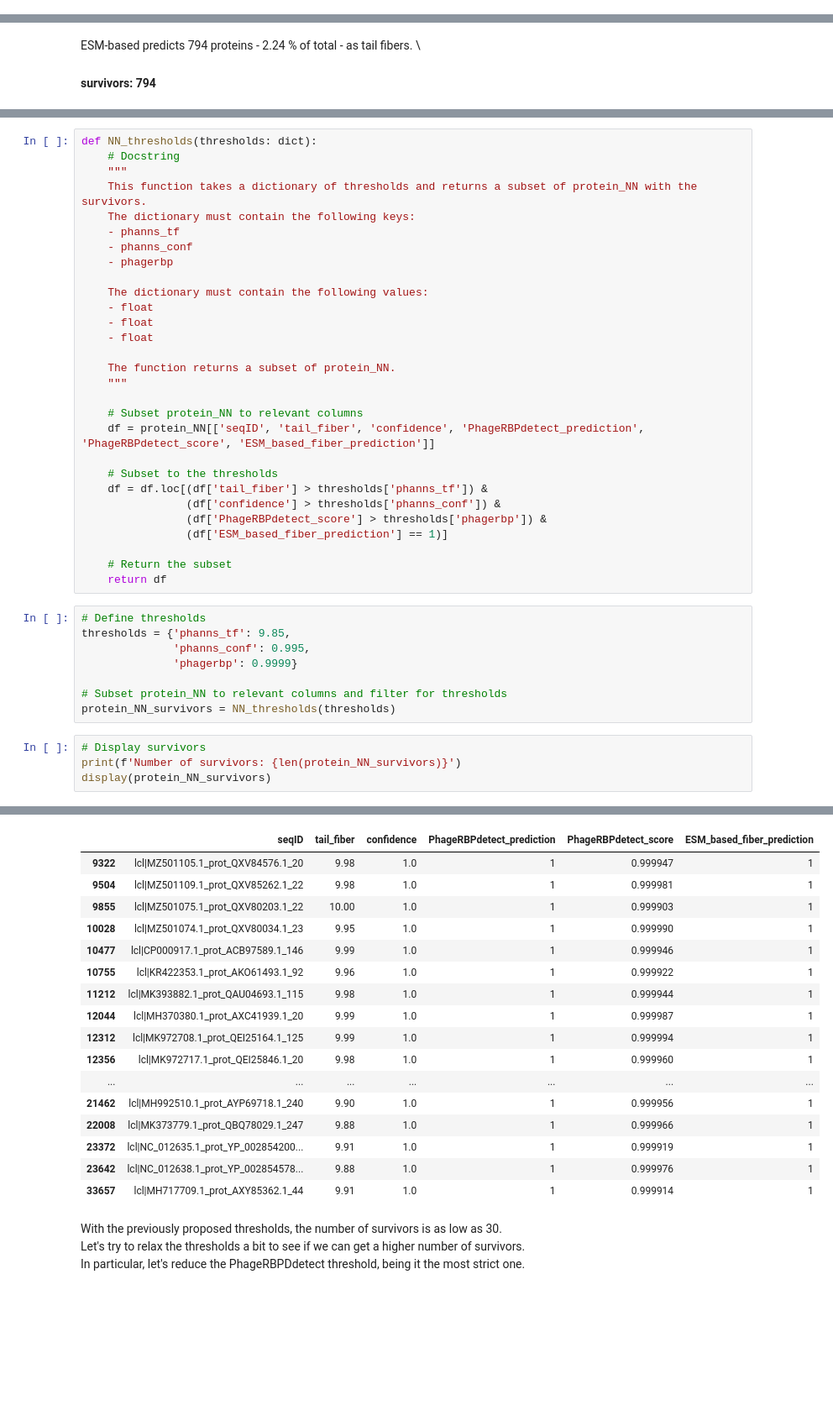
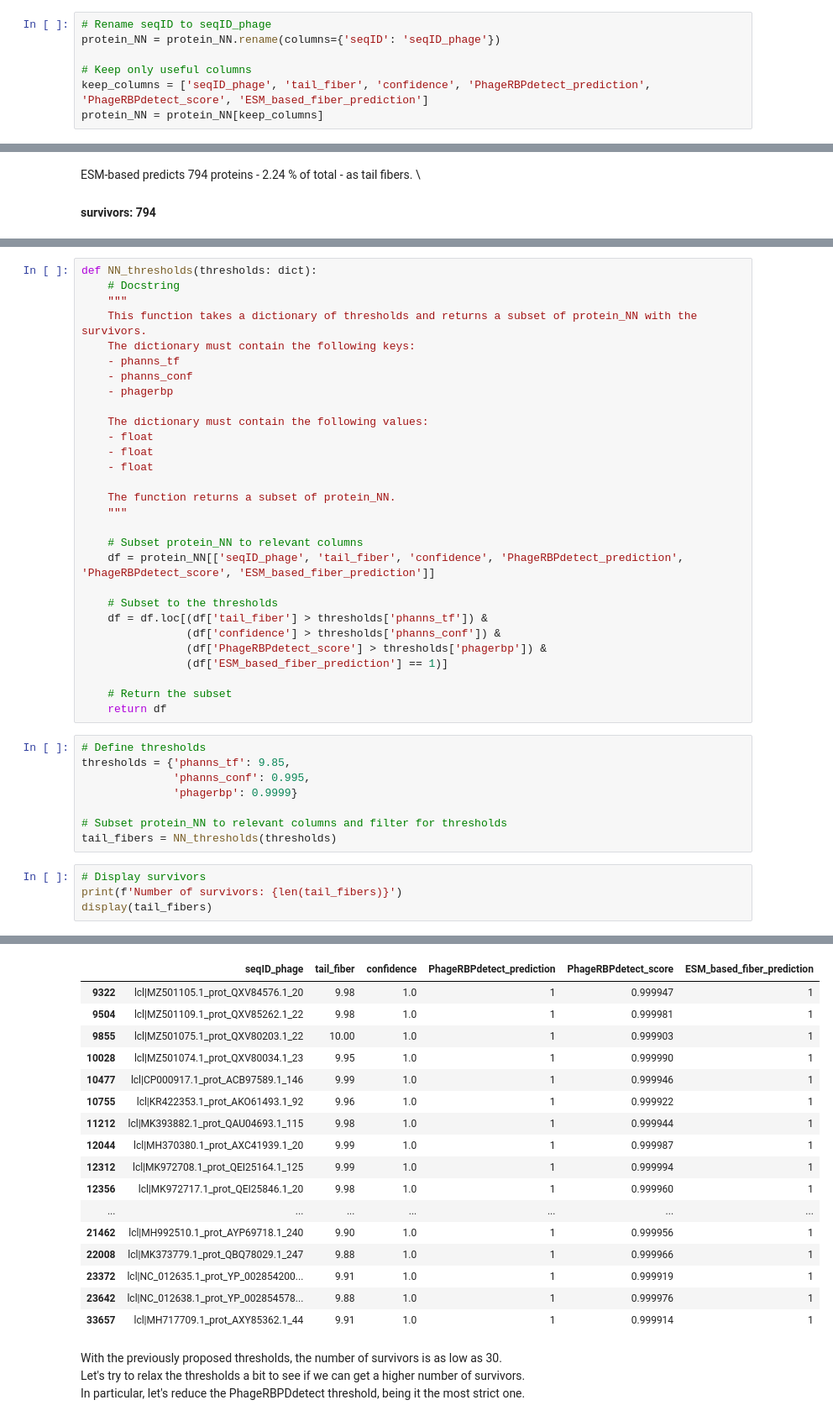
Before and after one commit to Drivahah/Predicting-phage-host-interaction-with-Language-Models, a Jupyter notebook: notebooks/02_transform_data.ipynb, the cells around one changed output, grey strips where cells are left out. Shown: that part at 84% size. Cells and saved outputs as stored; diff of their text form; blank space fills up the shorter version.

```diff
--- a/notebooks/02_transform_data.ipynb
+++ b/notebooks/02_transform_data.ipynb
@@ -25,0 +95,7 @@ Let's keep only important columns in k12_proteome
+# %%
+# Rename seqID to seqID_phage
+protein_NN = protein_NN.rename(columns={'seqID': 'seqID_phage'})
+
+# Keep only useful columns
+keep_columns = ['seqID_phage', 'tail_fiber', 'confidence', 'PhageRBPdetect_prediction', 'PhageRBPdetect_score', 'ESM_based_fiber_prediction']
+protein_NN = protein_NN[keep_columns]
@@ -420,7 +501,7 @@ def NN_thresholds(thresholds: dict):
     """
 
     # Subset protein_NN to relevant columns
-    df = protein_NN[['seqID', 'tail_fiber', 'confidence', 'PhageRBPdetect_prediction', 'PhageRBPdetect_score', 'ESM_based_fiber_prediction']]
+    df = protein_NN[['seqID_phage', 'tail_fiber', 'confidence', 'PhageRBPdetect_prediction', 'PhageRBPdetect_score', 'ESM_based_fiber_prediction']]
 
     # Subset to the thresholds
     df = df.loc[(df['tail_fiber'] > thresholds['phanns_tf']) &
@@ -437,14 +518,14 @@ thresholds = {'phanns_tf': 9.85,
               'phagerbp': 0.9999}
 
 # Subset protein_NN to relevant columns and filter for thresholds
-protein_NN_survivors = NN_thresholds(thresholds)
+tail_fibers = NN_thresholds(thresholds)
 # %%
 # Display survivors
-print(f'Number of survivors: {len(protein_NN_survivors)}')
-display(protein_NN_survivors)
+print(f'Number of survivors: {len(tail_fibers)}')
+display(tail_fibers)
 # %% [output]
 Number of survivors: 30
-|  | seqID | tail_fiber | confidence | PhageRBPdetect_prediction | PhageRBPdetect_score | ESM_based_fiber_prediction |
+|  | seqID_phage | tail_fiber | confidence | PhageRBPdetect_prediction | PhageRBPdetect_score | ESM_based_fiber_prediction |
 | 9322 | lcl|MZ501105.1_prot_QXV84576.1_20 | 9.98 | 1.0 | 1 | 0.999947 | 1 |
 | 9504 | lcl|MZ501109.1_prot_QXV85262.1_22 | 9.98 | 1.0 | 1 | 0.999981 | 1 |
 | 9855 | lcl|MZ501075.1_prot_QXV80203.1_22 | 10.00 | 1.0 | 1 | 0.999903 | 1 |
```
Also changed, not shown: parts of 54 cells of this notebook.
